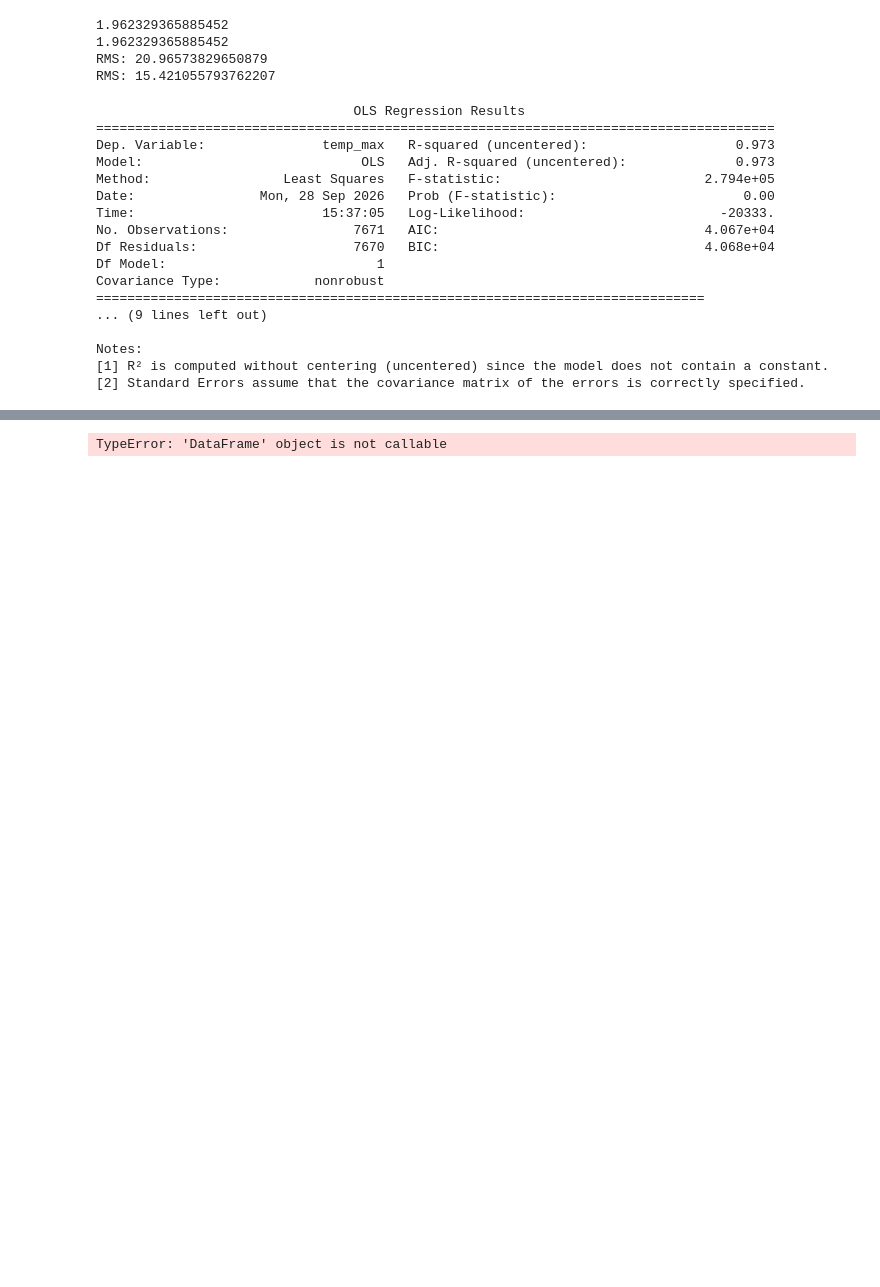
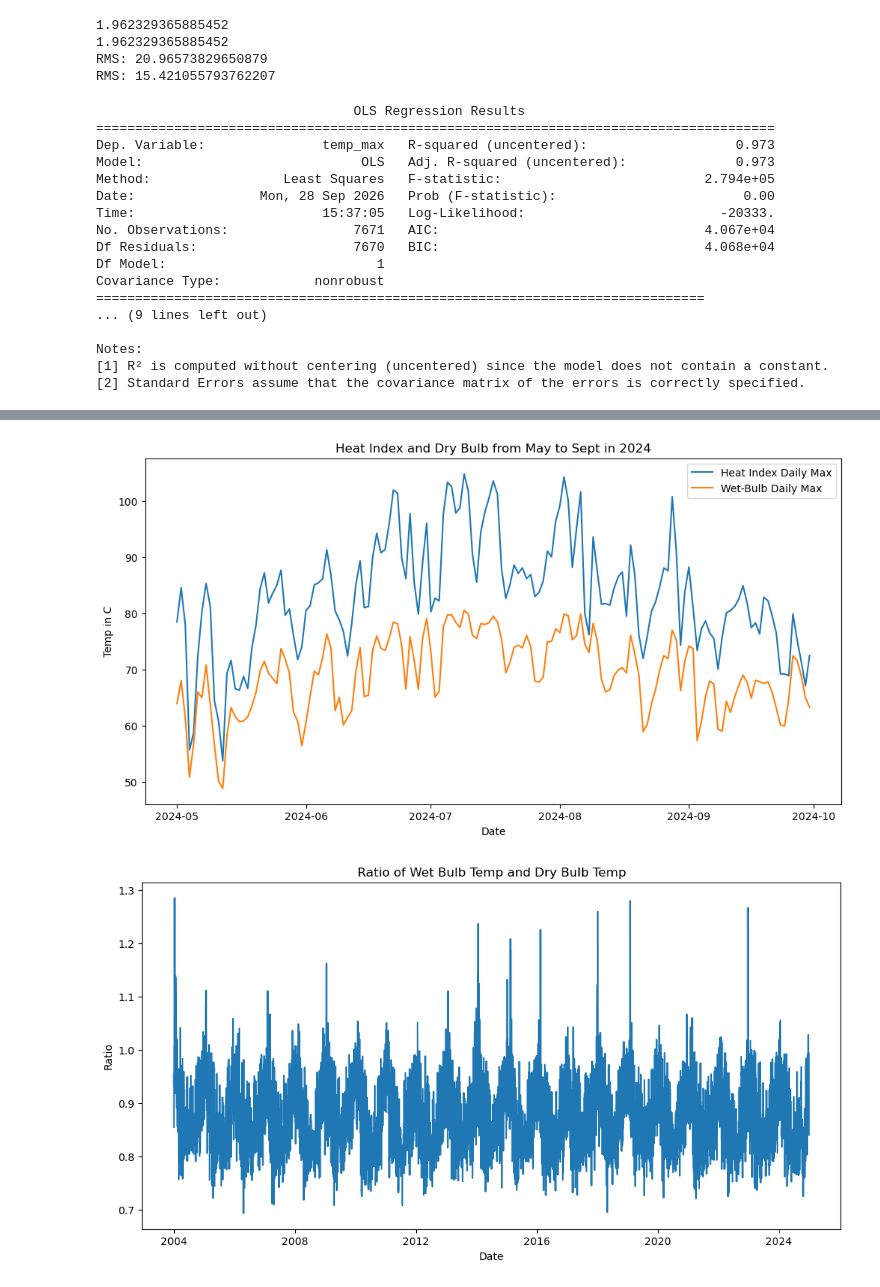
Before and after one commit to stephasharo17/Heat-Island-SOMS, a Jupyter notebook: Temp_WetBulb_Comparison.ipynb, the cells around one changed output, grey strips where cells are left out. Drawn from its saved outputs; the diff is of its cells as text; code cells hidden in the pictures; blank space fills up the shorter version.

```diff
--- a/Temp_WetBulb_Comparison.ipynb
+++ b/Temp_WetBulb_Comparison.ipynb
@@ -558,51 +558,45 @@ Standard error: 0.002
 # %%
 #Compare HI and Wet Bulb
 
-wb_f = combined_df(["wb_max"])* 9/5 + 32
+wb_f = combined_df["wb_max"] * 9 / 5 + 32
+hi_f= combined_df["hi_max"]
 
 warm_season = (
     combined_df["date"].dt.month.between(5, 9) &
     combined_df["date"].dt.year.between(2024, 2026)
 )
 plt.figure(figsize=(12, 6))
-plt.plot(combined_df.loc[warm_season, "date"], combined_df.loc[warm_season, "hi_max"], label="Heat Index Daily Max")
-plt.plot(combined_df.loc[warm_season, "date"], wb_f.loc[warm_season], label="Wet Bulb Daily Max")
+plt.plot(combined_df.loc[warm_season, "date"], hi_f.loc[warm_season], label="Heat Index Daily Max")
+plt.plot(combined_df.loc[warm_season, "date"], wb_f.loc[warm_season], label="Wet-Bulb Daily Max")
 plt.title("Heat Index and Dry Bulb from May to Sept in 2024")
 plt.xlabel("Date")
 plt.ylabel("Temp in C")
 plt.legend()
 plt.show()
 
 #plot the ratio of wet bulb and dry bulb temps
 plt.figure(figsize=(12, 6))
-plt.plot(combined_df["date"], (wb_f/combined_df["hi_max"]))
+plt.plot(combined_df["date"], (wb_f/hi_f))
 plt.title("Ratio of Wet Bulb Temp and Dry Bulb Temp")
 plt.xlabel("Date")
 plt.ylabel("Ratio")
 plt.show()
 
-#plot the difference of wet bulb and dry bulb temps
+# Difference between heat index and wet-bulb temperature
 plt.figure(figsize=(12, 6))
-plt.plot(combined_df["date"], combined_df["hi_max"]-combined_df["wb_max"])
-plt.title("Difference of Heat Index and Wet Bulb Temp")
+plt.plot(combined_df["date"], hi_f - wb_f)
+plt.title("Heat Index minus Wet-Bulb Temperature")
 plt.xlabel("Date")
-plt.ylabel("Difference")
+plt.ylabel("Difference (°F)")
 plt.show()
 
-#plot the difference for one season
+# Normalized difference
 plt.figure(figsize=(12, 6))
-plt.plot(combined_df.loc[warm_season, "date"], wb_f.loc[warm_season]-combined_df.loc[warm_season, "wb_max"])
-plt.title("Difference of Heat Index and Wet Bulb Temp for Warm Season 2024")
+plt.plot(combined_df["date"], (hi_f - wb_f) / hi_f)
+plt.title("Normalized Heat Index–Wet-Bulb Difference")
 plt.xlabel("Date")
-plt.ylabel("Difference")
+plt.ylabel("Normalized difference")
 plt.show()
-
-#plot the difference in wet bulb and dry bulb temps
-plt.figure(figsize=(12, 6))
-plt.plot(combined_df["date"], (cwb_f-combined_df["wb_max"])/combined_df["temp_max"])
-plt.title("Difference of Heat Index and Wet Bulb Temp")
-plt.xlabel("Date")
-plt.ylabel("Difference")
-plt.show()
 # %% [output]
-TypeError: 'DataFrame' object is not callable
+[figure, added]
+[figure, added]
```
Also changed, not shown: parts of 5 cells of this notebook.
